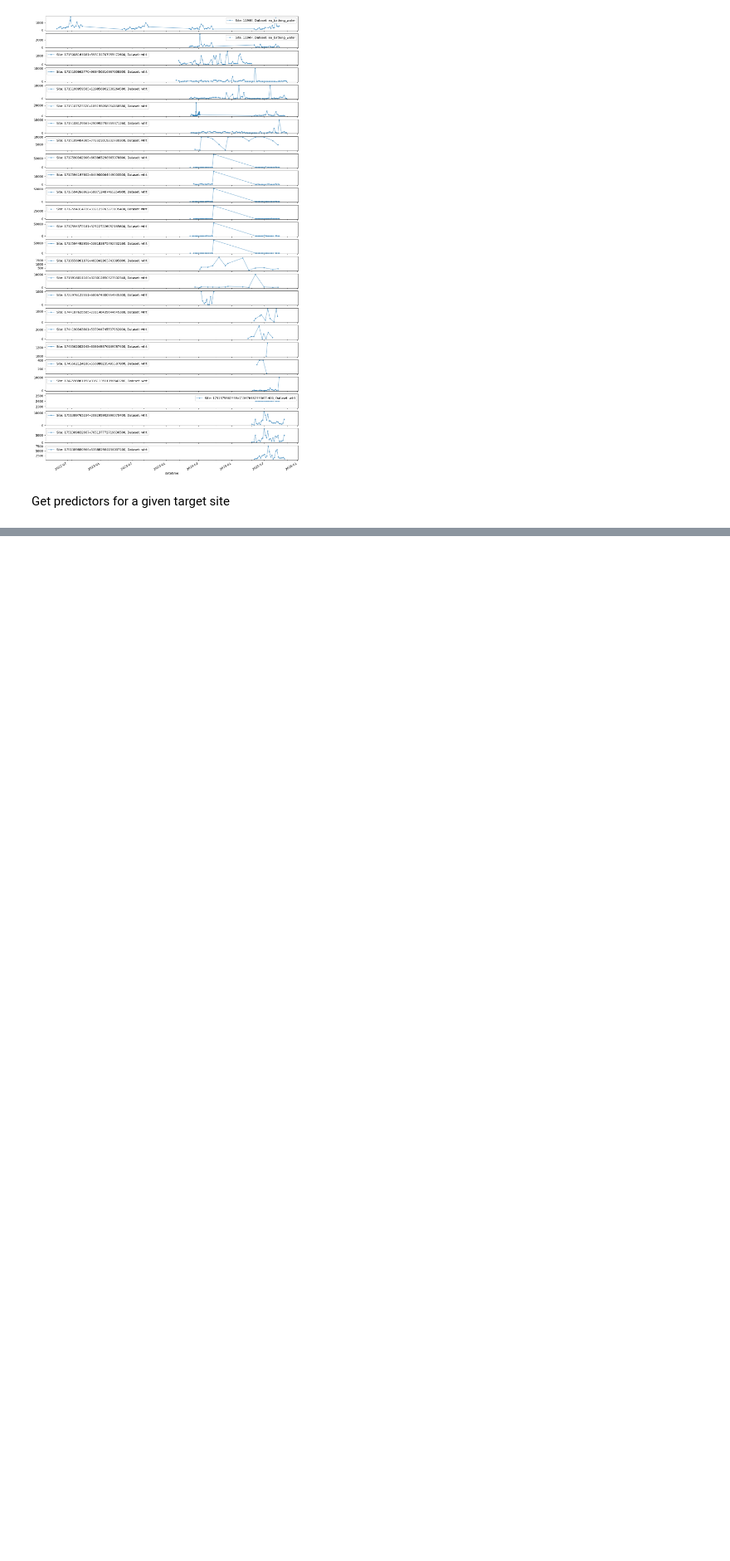
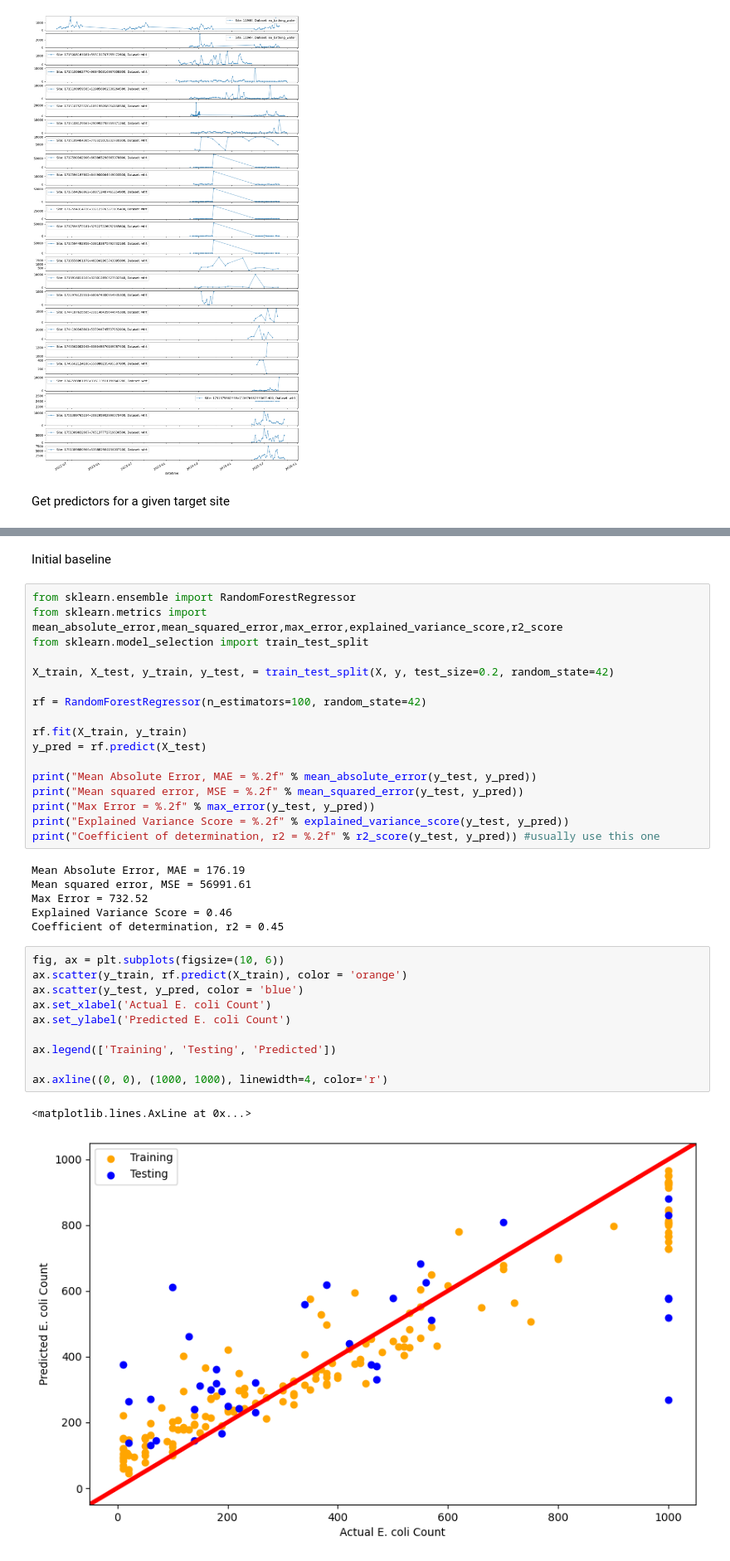
Before and after one commit to jeannielynnmoulton/swimming-safety-prediction, a Jupyter notebook: analysing_data.ipynb, the cells around one changed output, grey strips where cells are left out. Shown at 83% size. Drawn from its saved outputs; the diff is of its cells as text; blank space fills up the shorter version.

Commit message:
improved predictions

```diff
--- a/analysing_data.ipynb
+++ b/analysing_data.ipynb
@@ -263,0 +310,38 @@ df_predictors
+# %% [markdown]
+Initial baseline
+# %%
+from sklearn.ensemble import RandomForestRegressor
+from sklearn.metrics import mean_absolute_error,mean_squared_error,max_error,explained_variance_score,r2_score
+from sklearn.model_selection import train_test_split
+
+X_train, X_test, y_train, y_test, = train_test_split(X, y, test_size=0.2, random_state=42)
+
+rf = RandomForestRegressor(n_estimators=100, random_state=42)
+
+rf.fit(X_train, y_train)
+y_pred = rf.predict(X_test)
+
+print("Mean Absolute Error, MAE = %.2f" % mean_absolute_error(y_test, y_pred))
+print("Mean squared error, MSE = %.2f" % mean_squared_error(y_test, y_pred))
+print("Max Error = %.2f" % max_error(y_test, y_pred))
+print("Explained Variance Score = %.2f" % explained_variance_score(y_test, y_pred))
+print("Coefficient of determination, r2 = %.2f" % r2_score(y_test, y_pred)) #usually use this one
+# %% [output]
+Mean Absolute Error, MAE = 176.19
+Mean squared error, MSE = 56991.61
+Max Error = 732.52
+Explained Variance Score = 0.46
+Coefficient of determination, r2 = 0.45
+# %%
+fig, ax = plt.subplots(figsize=(10, 6))
+ax.scatter(y_train, rf.predict(X_train), color = 'orange')
+ax.scatter(y_test, y_pred, color = 'blue')
+ax.set_xlabel('Actual E. coli Count')
+ax.set_ylabel('Predicted E. coli Count')
+
+ax.legend(['Training', 'Testing', 'Predicted'])
+
+ax.axline((0, 0), (1000, 1000), linewidth=4, color='r')
+# %% [output]
+<matplotlib.lines.AxLine at 0x...>
+[figure, added]
```
Also changed, not shown: parts of 78 cells of this notebook.
